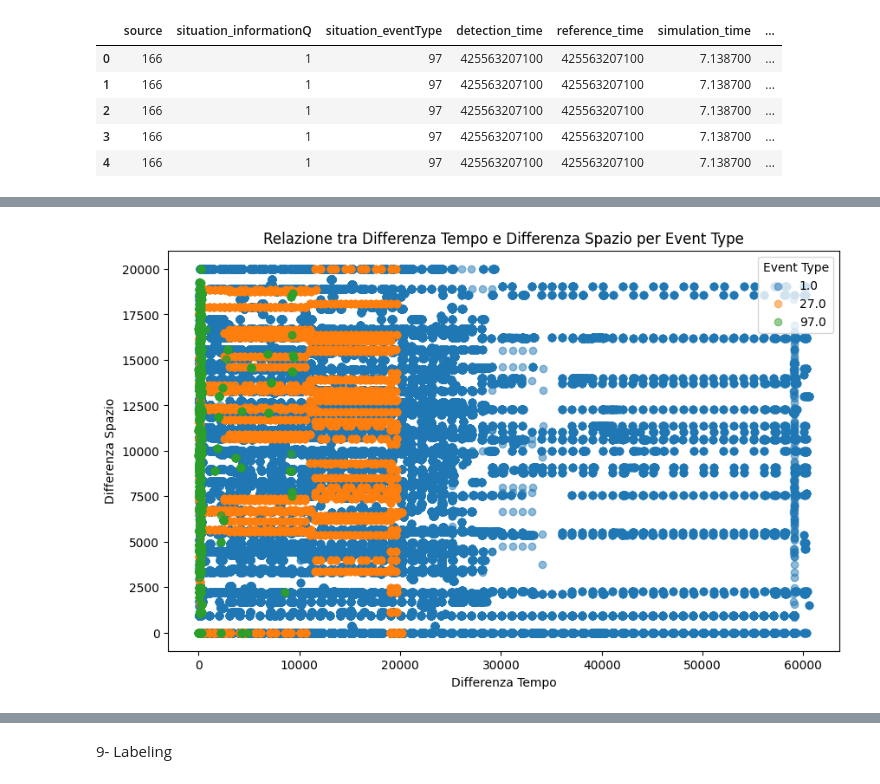
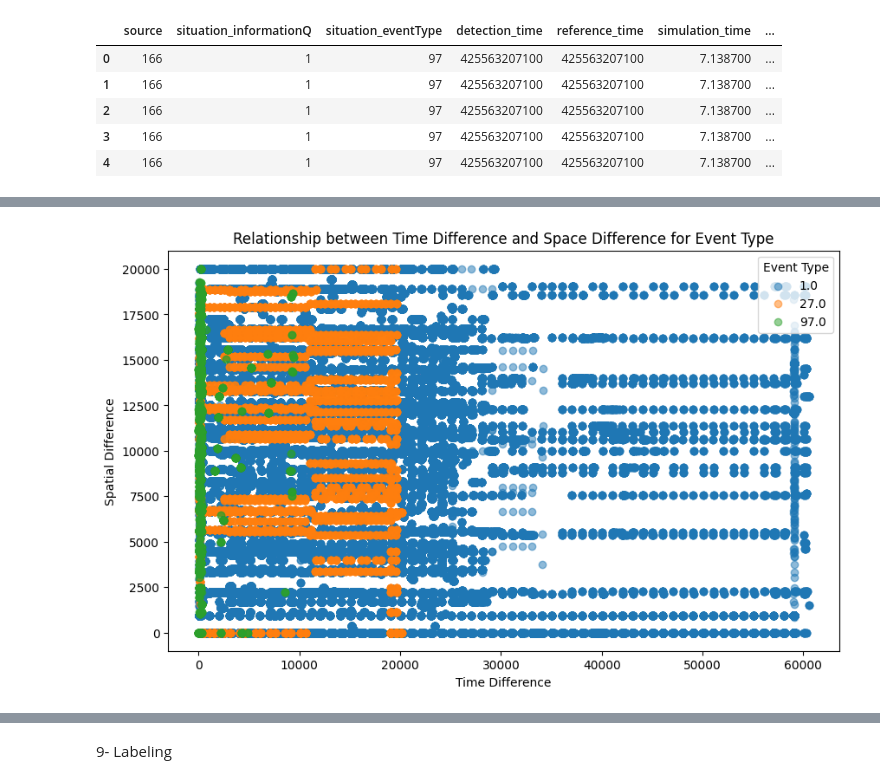
Before and after one commit to alessandrablasioli/attivitaprogettuale, a Jupyter notebook: attprog_sec/finito.ipynb, the cells around one changed output, grey strips where cells are left out. Drawn from its saved outputs; the diff is of its cells as text; code cells hidden in the pictures.

```diff
--- a/attprog_sec/finito.ipynb
+++ b/attprog_sec/finito.ipynb
@@ -564,19 +568,19 @@ denm_modified.head()
 # %%
 
 grouped_data_time = denm_modified.groupby('situation_eventType')['differenza_tempo']
 
 grouped_data_space = denm_modified.groupby('situation_eventType')['spatial_differences']
 
 plt.figure(figsize=(10, 6))
 for group_name, group_time in grouped_data_time:
     group_space = grouped_data_space.get_group(group_name)
     plt.scatter(group_time, group_space, label=group_name, alpha=0.5)
 
-plt.title('Relazione tra Differenza Tempo e Differenza Spazio per Event Type')
-plt.xlabel('Differenza Tempo')
-plt.ylabel('Differenza Spazio')
+plt.title('Relationship between Time Difference and Space Difference for Event Type')
+plt.xlabel('Time Difference')
+plt.ylabel('Spatial Difference')
 plt.legend(title='Event Type')
 
 plt.show()
 # %% [output]
-[figure, old version]
+[figure, new version]
```
Also changed, not shown: parts of 63 cells of this notebook, 2 other files.
